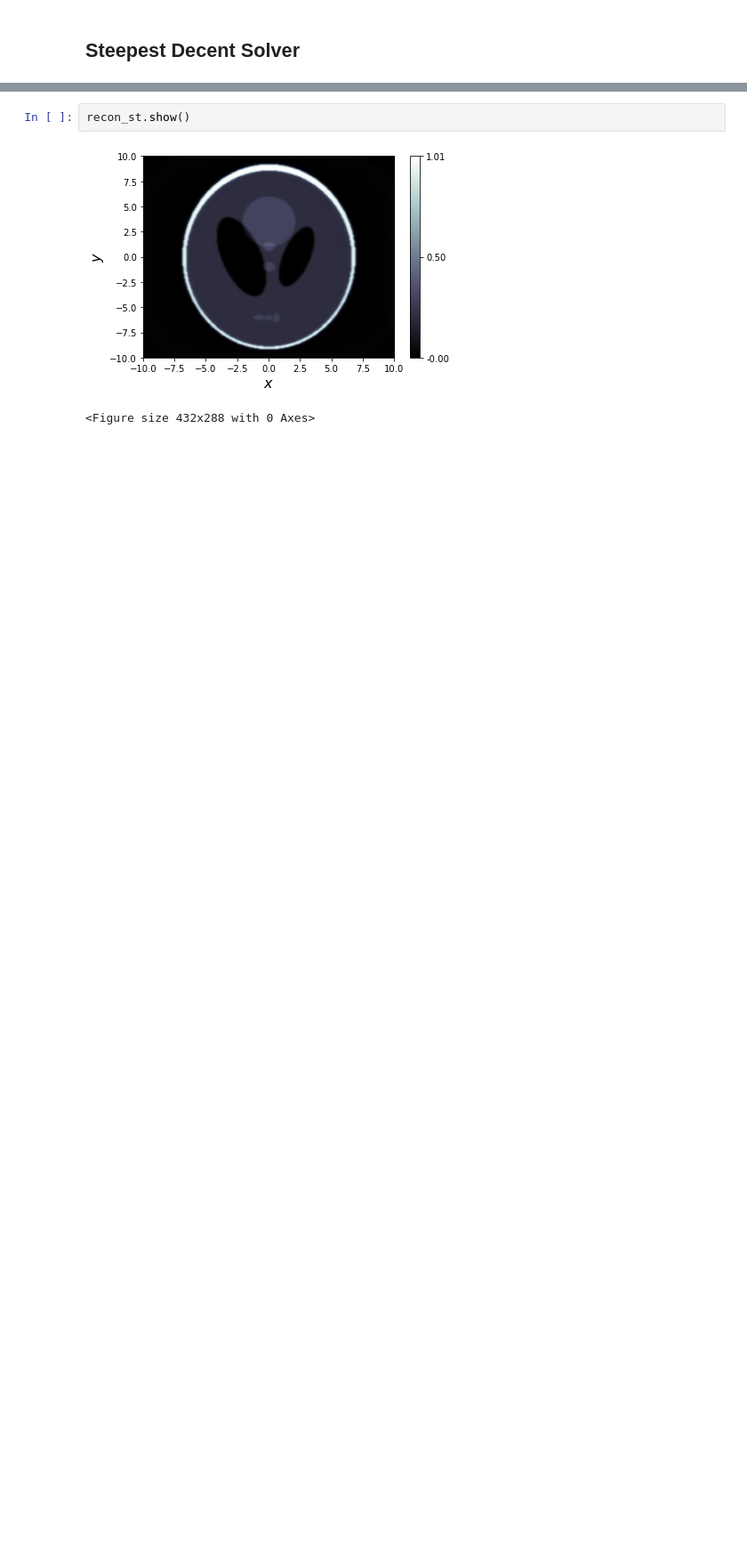
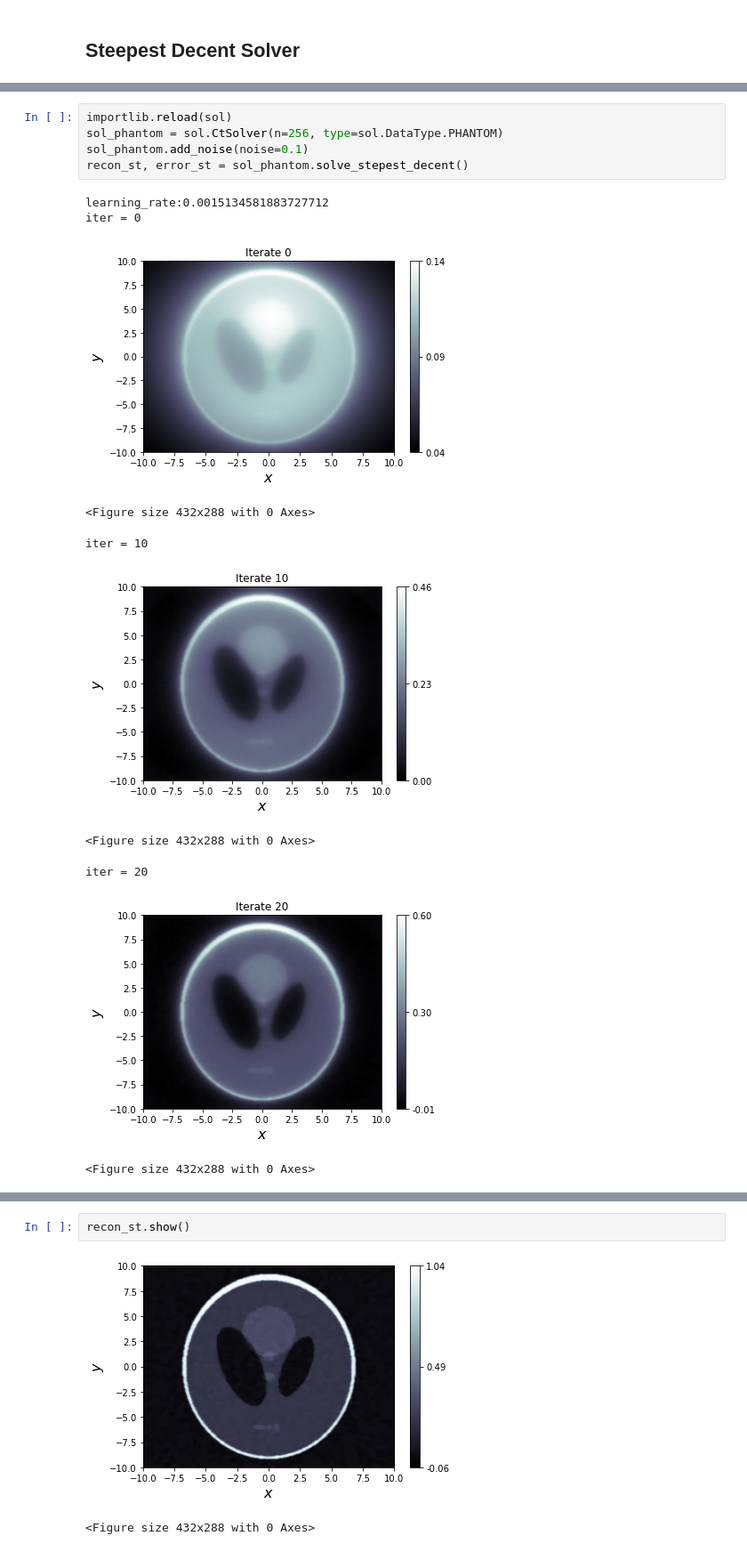
Before and after one commit to kenza-bouzid/ct_reconstruction, a Jupyter notebook: test_solver.ipynb, the cells around one changed output, grey strips where cells are left out. Shown at 89% size. Drawn from its saved outputs; the diff is of its cells as text; blank space fills up the shorter version.

```diff
--- a/test_solver.ipynb
+++ b/test_solver.ipynb
@@ -80,0 +68,16 @@ iter = 230
+# %%
+importlib.reload(sol)
+sol_phantom = sol.CtSolver(n=256, type=sol.DataType.PHANTOM)
+sol_phantom.add_noise(noise=0.1)
+recon_st, error_st = sol_phantom.solve_stepest_decent()
+# %% [output]
+learning_rate:0.0015134581883727712
+iter = 0
+[figure, added]
+<Figure size 432x288 with 0 Axes>
+iter = 10
+[figure, added]
+<Figure size 432x288 with 0 Axes>
+iter = 20
+[figure, added]
+<Figure size 432x288 with 0 Axes>
```
Also changed, not shown: parts of 8 cells of this notebook, 1 other file.
